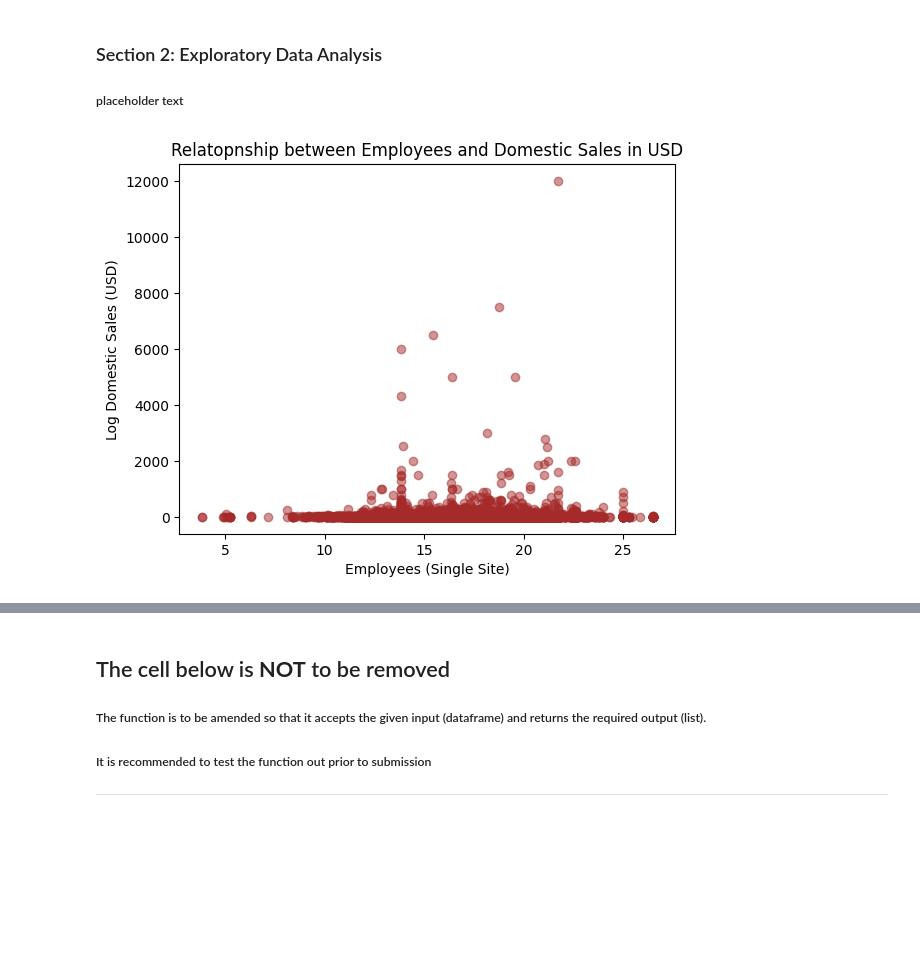
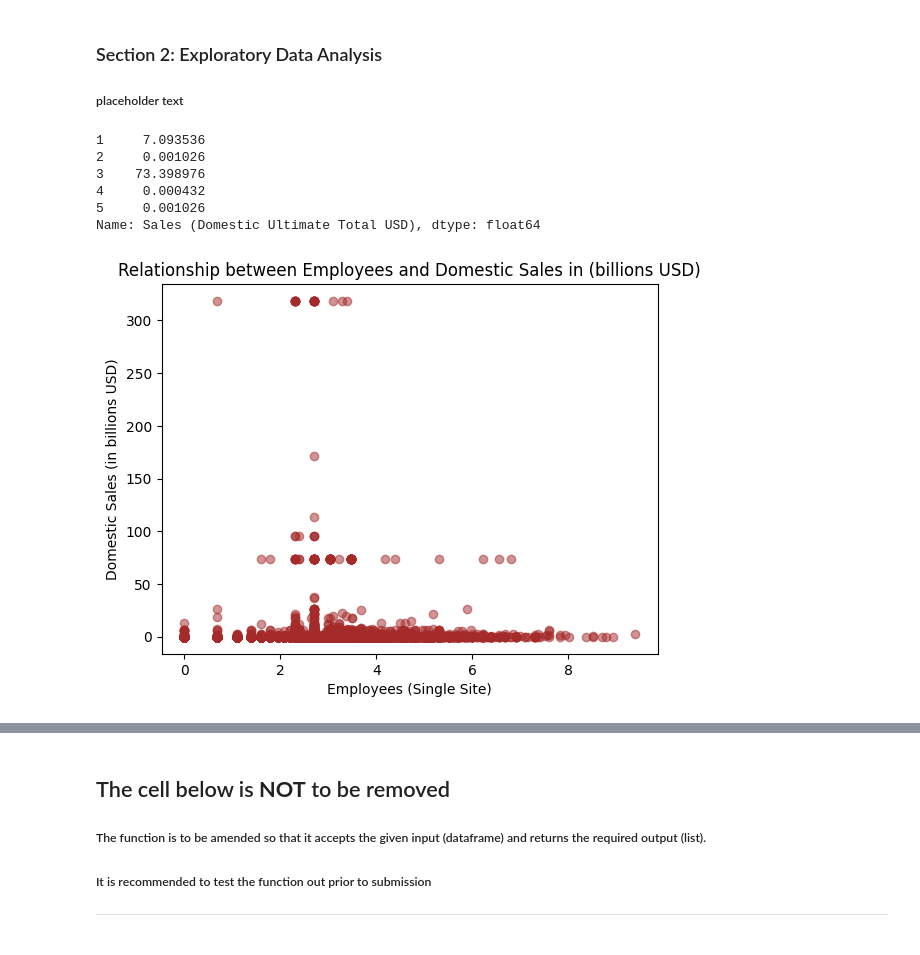
Before and after one commit to Therulow/NUS-SDS-Datathon-Champion-Group315, a Jupyter notebook: NUS_DATATHON_CHAMPION_TEAM NAME.ipynb, the cells around one changed output, grey strips where cells are left out. Cells and saved outputs as stored; diff of their text form; code cells hidden in the pictures; blank space fills up the shorter version.

```diff
--- a/NUS_DATATHON_CHAMPION_TEAM NAME.ipynb
+++ b/NUS_DATATHON_CHAMPION_TEAM NAME.ipynb
@@ -187,15 +187,29 @@ dtype: int64
 import matplotlib.pyplot as plt
 import seaborn as sns
 import numpy as np
+# %%
+# Convert Sales to Billions
+gsales = data['Sales (Global Ultimate Total USD)']/1000000000
+gsales.head()
+dsales = data['Sales (Domestic Ultimate Total USD)']/1000000000
+dsales.head()
+# %% [output]
+1     7.093536
+2     0.001026
+3    73.398976
+4     0.000432
+5     0.001026
+Name: Sales (Domestic Ultimate Total USD), dtype: float64
 # %%
-# Relatopnship between Employees and Domestic Sales in USD
-log_dsales = np.log(data['Sales (Domestic Ultimate Total USD)'])
-plt.scatter(log_dsales, data['Employees (Single Site)'], color= 'brown', alpha=0.5)
+# Relationship between Employees and Domestic Sales in billions USD
+emply = np.log(data['Employees (Single Site)']) # log transformation to reduce skewness
+
+plt.scatter(emply, dsales, color= 'brown', alpha=0.5)
 plt.xlabel('Employees (Single Site)')
-plt.ylabel('Log Domestic Sales (USD)')
-plt.title('Relatopnship between Employees and Domestic Sales in USD')
+plt.ylabel('Domestic Sales (in billions USD)')
+plt.title('Relationship between Employees and Domestic Sales in (billions USD)')
 plt.show()
 
-# Comments: Seems like companies with employee size between 14 and 23 will have higher domestic sales
+# Generally, lower number of employees are associated with higher domestic sales
 # %% [output]
-[figure, old version]
+[figure, new version]
```
Also changed, not shown: parts of 1 cell of this notebook.
